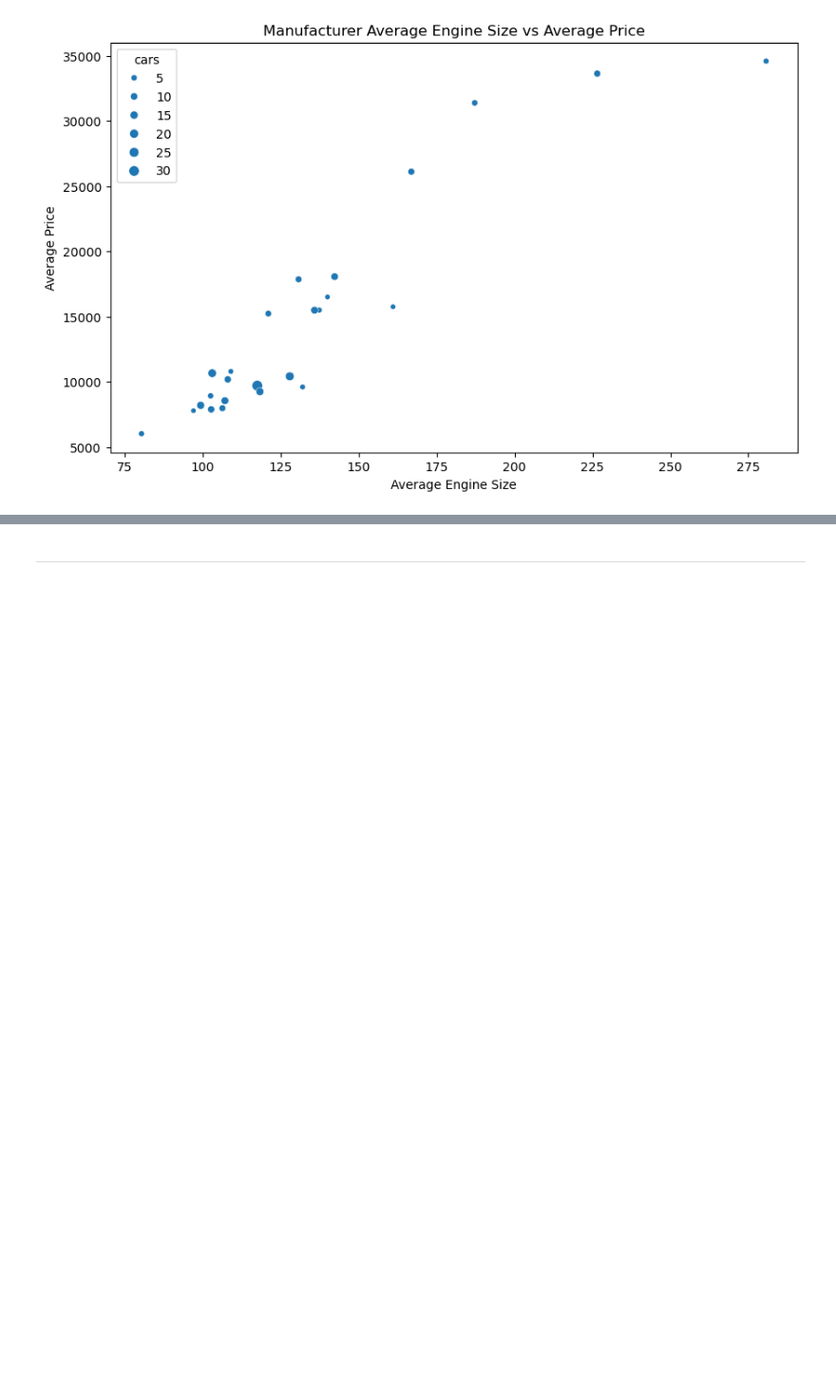
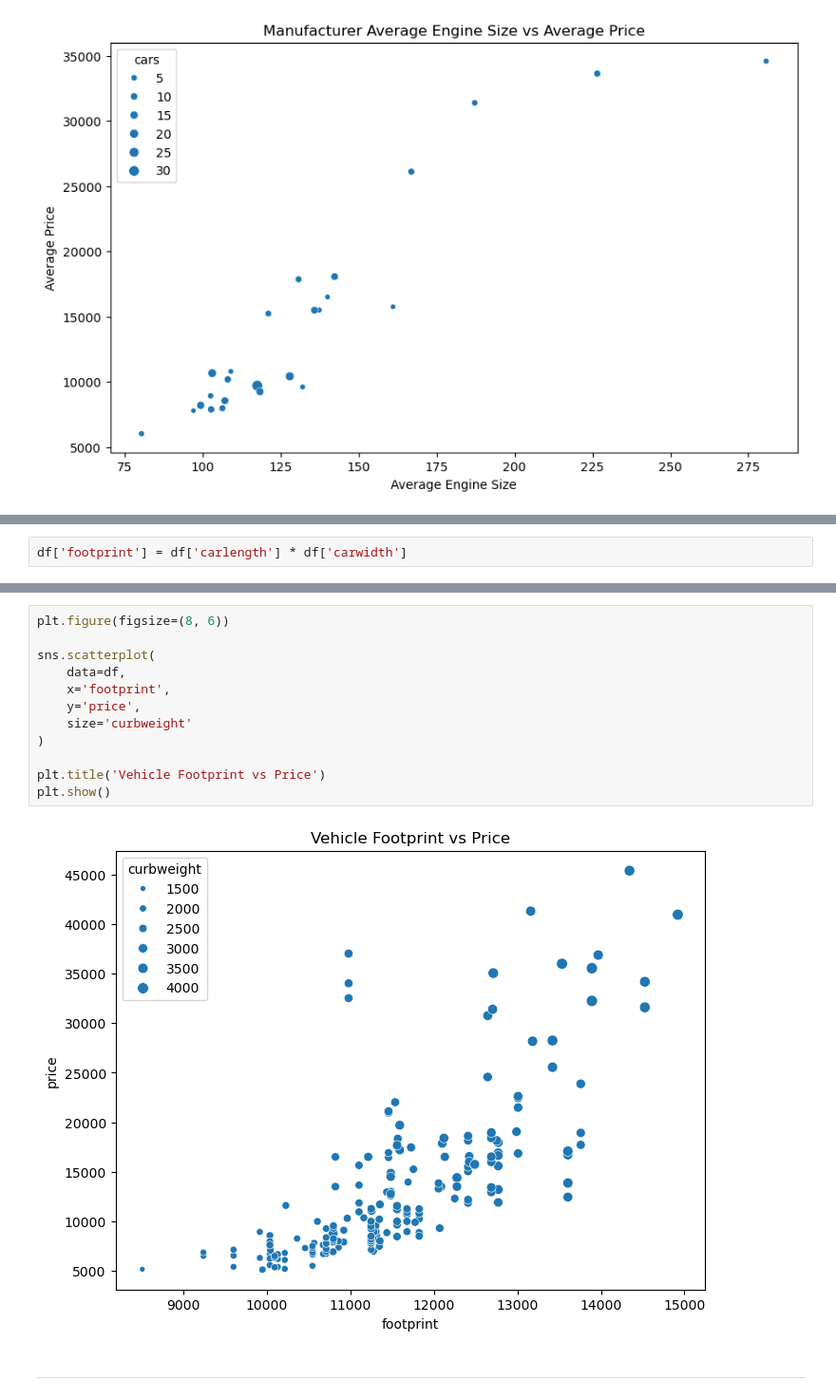
Before and after one commit to phonemes-and-speech-entrainment/Car_feature_price_analysis, a Jupyter notebook: jupyter_notebooks/Notebook_Template.ipynb, the cells around one changed output, grey strips where cells are left out. Shown at 95% size. Cells and saved outputs as stored; diff of their text form; blank space fills up the shorter version.

```diff
--- a/jupyter_notebooks/Notebook_Template.ipynb
+++ b/jupyter_notebooks/Notebook_Template.ipynb
@@ -495,0 +535,2 @@ plt.show()
+# %%
+df['footprint'] = df['carlength'] * df['carwidth']
@@ -496,3 +544,17 @@ plt.show()
+# %%
+plt.figure(figsize=(8, 6))
+
+sns.scatterplot(
+    data=df,
+    x='footprint',
+    y='price',
+    size='curbweight'
+)
+
+plt.title('Vehicle Footprint vs Price')
+plt.show()
+# %% [output]
+[figure, added]
 # %% [markdown]
 ---
 # %% [markdown]
```
Also changed, not shown: parts of 6 cells of this notebook.
